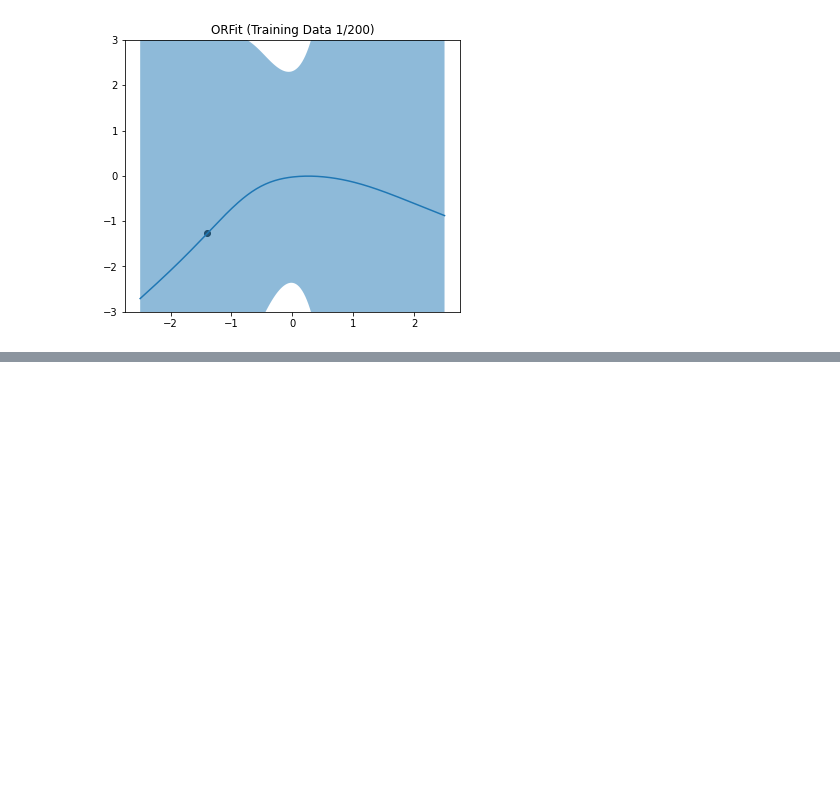
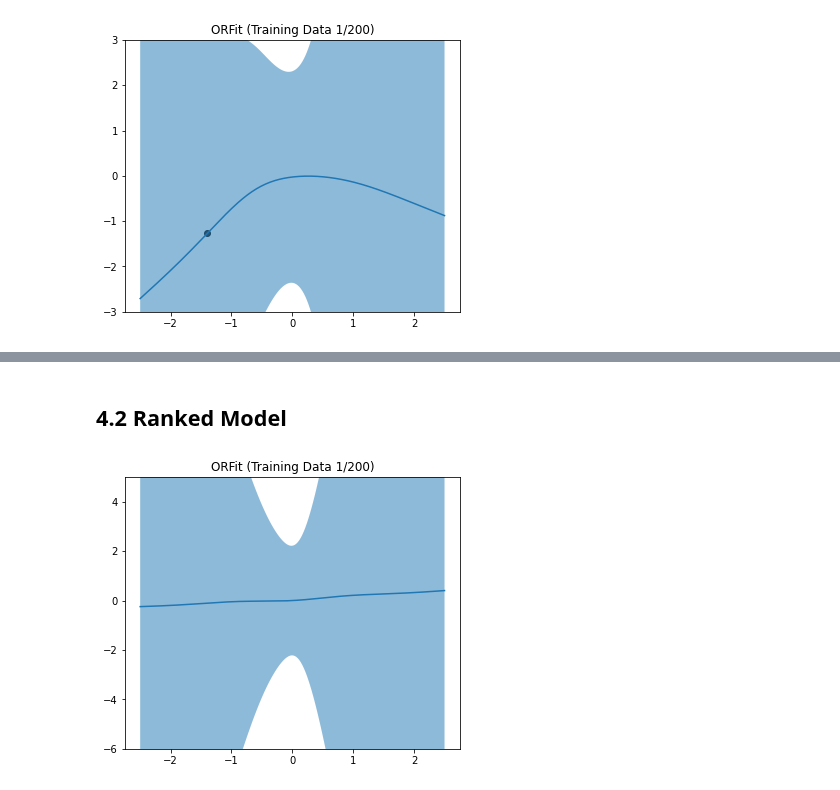
Before and after one commit to probml/dynamax, a Jupyter notebook: dynamax/rebayes/demos/orfit_1d_regression.ipynb, the cells around one changed output, grey strips where cells are left out. Cells and saved outputs as stored; diff of their text form; code cells hidden in the pictures; blank space fills up the shorter version.

```diff
--- a/dynamax/rebayes/demos/orfit_1d_regression.ipynb
+++ b/dynamax/rebayes/demos/orfit_1d_regression.ipynb
@@ -453,0 +533,42 @@ HTML(anim7.to_html5_video())
+# %% [markdown]
+## 4.2 Ranked Model
+# %%
+def compute_one_step_ahead_lls(post_means, post_bases, apply_fn, X_train, y_train):
+    compute_ppd = lambda x, m, b: orfit_posterior_predictive_moments(apply_fn, x, m, b)
+
+    means, vars = vmap(
+        vmap(
+            compute_ppd, (0, 0, 0)
+        ), (None, 0, 0)
+    )(X_train, post_means[:, :-1, :], post_bases[:, :-1, :])
+    means, vars = means.squeeze(), vars.squeeze()
+
+    def compute_ll(mean, var, y):
+        return Normal(loc=mean, scale=jnp.sqrt(var)).log_prob(y)
+
+    lls = vmap(compute_ll, (1, 1, 0))(means, vars, y_train)
+    arg_best_lls = vmap(jnp.argmax, (0))(lls)
+
+    return lls, arg_best_lls
+# %%
+_, arg_best_lls = compute_one_step_ahead_lls(orfit_filtered_means, orfit_filtered_bases, apply_fn2, X2_train, y2_train)
+# %%
+def animate_ranked_ensemble_orfit(post_means, post_bases, arg_best_lls, apply_fn,
+                                  X_train, y_train, X_grid, total_iter, i, y_llim, y_ulim):
+    ax.cla()
+    orfit_plot_prediction(ax, post_means[arg_best_lls[i]][i], post_bases[arg_best_lls[i]][i],
+                          apply_fn, lambda x: x, X_train[:i], y_train[:i], X_grid, None, True,
+                          plot_title=f'ORFit (Training Data {i+1}/{total_iter})')
+    ax.set_ylim(y_llim, y_ulim)
+
+    return ax
+# %%
+animate_ranked_ensemble = lambda i: animate_ranked_ensemble_orfit(
+    orfit_filtered_means, orfit_filtered_bases, arg_best_lls,
+    apply_fn2, X2_train, y2_train, X2_grid, n2_train, i, -6.0, 5.0
+)
+
+fig, ax = plt.subplots(figsize=(6, 5))
+anim9 = animation.FuncAnimation(fig, animate_ranked_ensemble, frames=n2_train+1)
+# %% [output]
+[figure, added]
```
Also changed, not shown: parts of 17 cells of this notebook.
